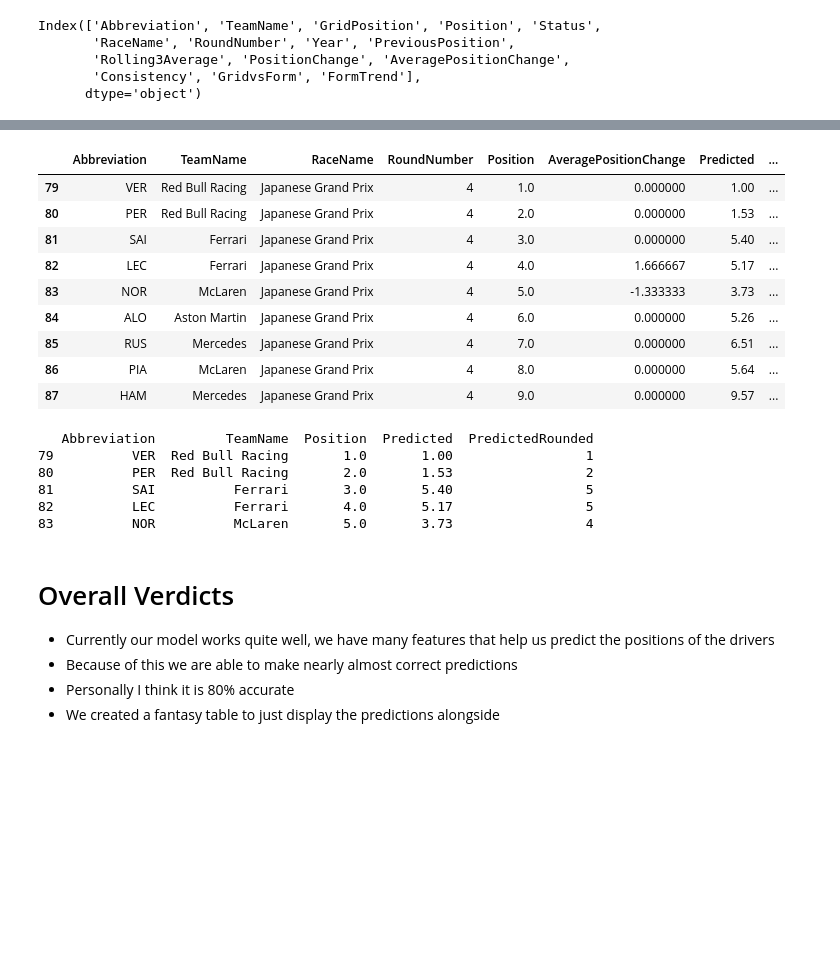
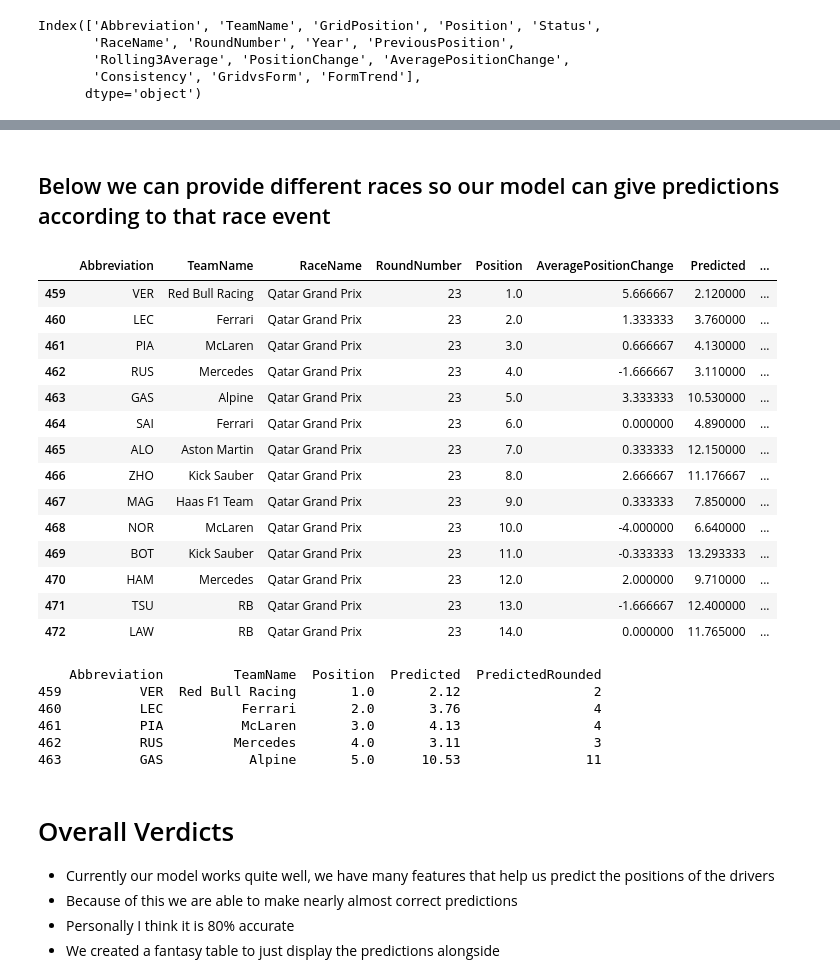
Before and after one commit to pyyroo-a/Formula-1-Fantasy-Predictor, a Jupyter notebook: notebooks/model-v1-2023-2024.ipynb, the cells around one changed output, grey strips where cells are left out. Cells and saved outputs as stored; diff of their text form; code cells hidden in the pictures; blank space fills up the shorter version.

```diff
--- a/notebooks/model-v1-2023-2024.ipynb
+++ b/notebooks/model-v1-2023-2024.ipynb
@@ -600,32 +600,39 @@ fantasy_table.head(20)
 | 140 | NOR | McLaren | Emilia Romagna Grand Prix | 7 | 2.0 | 2.000000 | 2.08 | ... |
 | 339 | PIA | McLaren | Azerbaijan Grand Prix | 17 | 1.0 | 0.000000 | 2.11 | ... |
 | 459 | VER | Red Bull Racing | Qatar Grand Prix | 23 | 1.0 | 5.666667 | 2.12 | ... |
+# %% [markdown]
+## Below we can provide different races so our model can give predictions according to that race event
 # %%
 # Now we try something different
 # We try to pick a race and then see what the predictions are
 
-race_name = "Japanese Grand Prix"
+race_name = "Qatar Grand Prix"
 
 race_predictions = fantasy_table[
     fantasy_table["RaceName"] == race_name
 ].sort_values(by="Position")
 
 race_predictions.head(20)
 
 # Here we provide the race name and use the fantasy table to see the predictions
 # And then we sort by the position cuz i believe its easier
 # And there is pretty good correlation between the predicted and actual positions
 # %% [output]
 |  | Abbreviation | TeamName | RaceName | RoundNumber | Position | AveragePositionChange | Predicted | ... |
-| 79 | VER | Red Bull Racing | Japanese Grand Prix | 4 | 1.0 | 0.000000 | 1.00 | ... |
-| 80 | PER | Red Bull Racing | Japanese Grand Prix | 4 | 2.0 | 0.000000 | 1.53 | ... |
-| 81 | SAI | Ferrari | Japanese Grand Prix | 4 | 3.0 | 0.000000 | 5.40 | ... |
-| 82 | LEC | Ferrari | Japanese Grand Prix | 4 | 4.0 | 1.666667 | 5.17 | ... |
-| 83 | NOR | McLaren | Japanese Grand Prix | 4 | 5.0 | -1.333333 | 3.73 | ... |
-| 84 | ALO | Aston Martin | Japanese Grand Prix | 4 | 6.0 | 0.000000 | 5.26 | ... |
-| 85 | RUS | Mercedes | Japanese Grand Prix | 4 | 7.0 | 0.000000 | 6.51 | ... |
-| 86 | PIA | McLaren | Japanese Grand Prix | 4 | 8.0 | 0.000000 | 5.64 | ... |
-| 87 | HAM | Mercedes | Japanese Grand Prix | 4 | 9.0 | 0.000000 | 9.57 | ... |
+| 459 | VER | Red Bull Racing | Qatar Grand Prix | 23 | 1.0 | 5.666667 | 2.120000 | ... |
+| 460 | LEC | Ferrari | Qatar Grand Prix | 23 | 2.0 | 1.333333 | 3.760000 | ... |
+| 461 | PIA | McLaren | Qatar Grand Prix | 23 | 3.0 | 0.666667 | 4.130000 | ... |
+| 462 | RUS | Mercedes | Qatar Grand Prix | 23 | 4.0 | -1.666667 | 3.110000 | ... |
+| 463 | GAS | Alpine | Qatar Grand Prix | 23 | 5.0 | 3.333333 | 10.530000 | ... |
+| 464 | SAI | Ferrari | Qatar Grand Prix | 23 | 6.0 | 0.000000 | 4.890000 | ... |
+| 465 | ALO | Aston Martin | Qatar Grand Prix | 23 | 7.0 | 0.333333 | 12.150000 | ... |
+| 466 | ZHO | Kick Sauber | Qatar Grand Prix | 23 | 8.0 | 2.666667 | 11.176667 | ... |
+| 467 | MAG | Haas F1 Team | Qatar Grand Prix | 23 | 9.0 | 0.333333 | 7.850000 | ... |
+| 468 | NOR | McLaren | Qatar Grand Prix | 23 | 10.0 | -4.000000 | 6.640000 | ... |
+| 469 | BOT | Kick Sauber | Qatar Grand Prix | 23 | 11.0 | -0.333333 | 13.293333 | ... |
+| 470 | HAM | Mercedes | Qatar Grand Prix | 23 | 12.0 | 2.000000 | 9.710000 | ... |
+| 471 | TSU | RB | Qatar Grand Prix | 23 | 13.0 | -1.666667 | 12.400000 | ... |
+| 472 | LAW | RB | Qatar Grand Prix | 23 | 14.0 | 0.000000 | 11.765000 | ... |
 # %%
 top_5_predictions = race_predictions.head(5)
 
@@ -633,12 +640,12 @@ print(top_5_predictions[["Abbreviation", "TeamName", "Position", "Predicted", "P
 
 # the model's top 5 predictions for the Japanese Grand Prix are pretty decent ngl
 # %% [output]
-   Abbreviation         TeamName  Position  Predicted  PredictedRounded
-79          VER  Red Bull Racing       1.0       1.00                 1
-80          PER  Red Bull Racing       2.0       1.53                 2
-81          SAI          Ferrari       3.0       5.40                 5
-82          LEC          Ferrari       4.0       5.17                 5
-83          NOR          McLaren       5.0       3.73                 4
+    Abbreviation         TeamName  Position  Predicted  PredictedRounded
+459          VER  Red Bull Racing       1.0       2.12                 2
+460          LEC          Ferrari       2.0       3.76                 4
+461          PIA          McLaren       3.0       4.13                 4
+462          RUS         Mercedes       4.0       3.11                 3
+463          GAS           Alpine       5.0      10.53                11
 # %% [markdown]
 # Overall Verdicts
 
```
Also changed, not shown: parts of 4 cells of this notebook.
